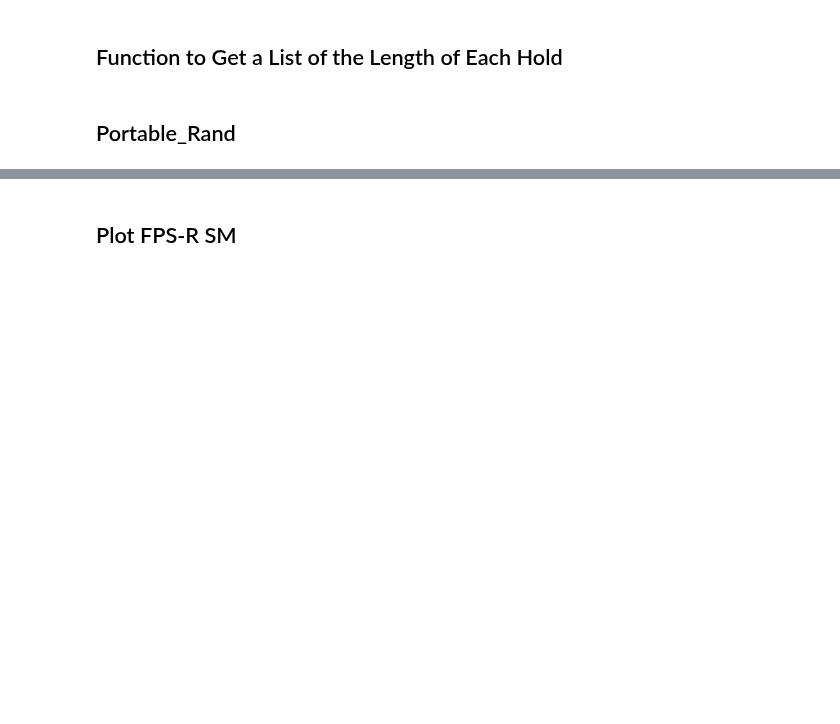
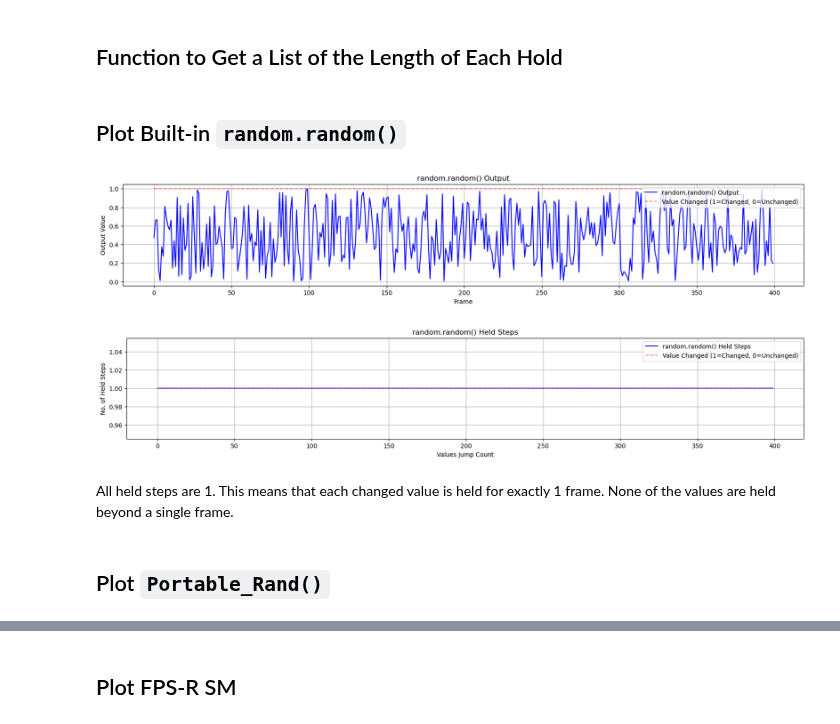
Before and after one commit to patwooky/fpsr, a Jupyter notebook: resources/code/data_analysis/fpsr_algoAnalysis.ipynb, the cells around one changed output, grey strips where cells are left out. Cells and saved outputs as stored; diff of their text form; code cells hidden in the pictures; blank space fills up the shorter version.

```diff
--- a/resources/code/data_analysis/fpsr_algoAnalysis.ipynb
+++ b/resources/code/data_analysis/fpsr_algoAnalysis.ipynb
@@ -550,8 +550,26 @@ def held_steps_list(values_changed):
             held_steps.append(step - last_changed_index)
             last_changed_index = step
     return held_steps
+# %% [markdown]
+## Plot Built-in `random.random()`
+# %%
+import random
+random.seed(12)
+values = [random.random() for x in range(400)]
+values_changed = [1] * 400
+plot_values(values, values_changed, seq_name='random.random()')
+
+# output the changed steps list
+held_steps = held_steps_list(values_changed)
+# print(held_steps)
+held_step_values(held_steps, [1]*len(held_steps), seq_name='random.random()')
+# %% [output]
+[figure, added]
+[figure, added]
+# %% [markdown]
+All held steps are 1. This means that each changed value is held for exactly 1 frame. None of the values are held beyond a single frame.
 # %% [markdown]
-## Portable_Rand
+## Plot `Portable_Rand()`
 # %%
 values = [portable_rand(x) for x in range(400)]
 values_changed = [1] * 400
```
Also changed, not shown: parts of 14 cells of this notebook, 11 other files.
